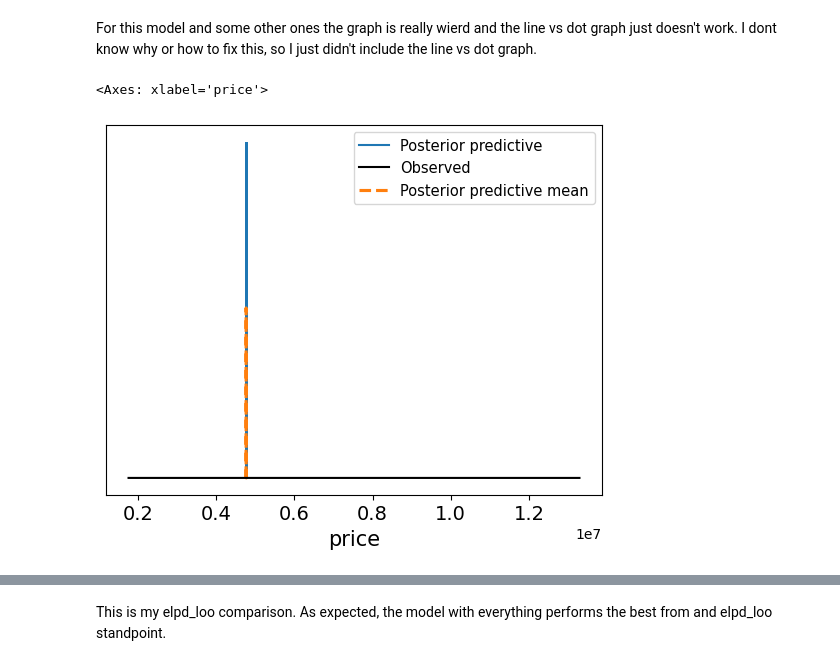
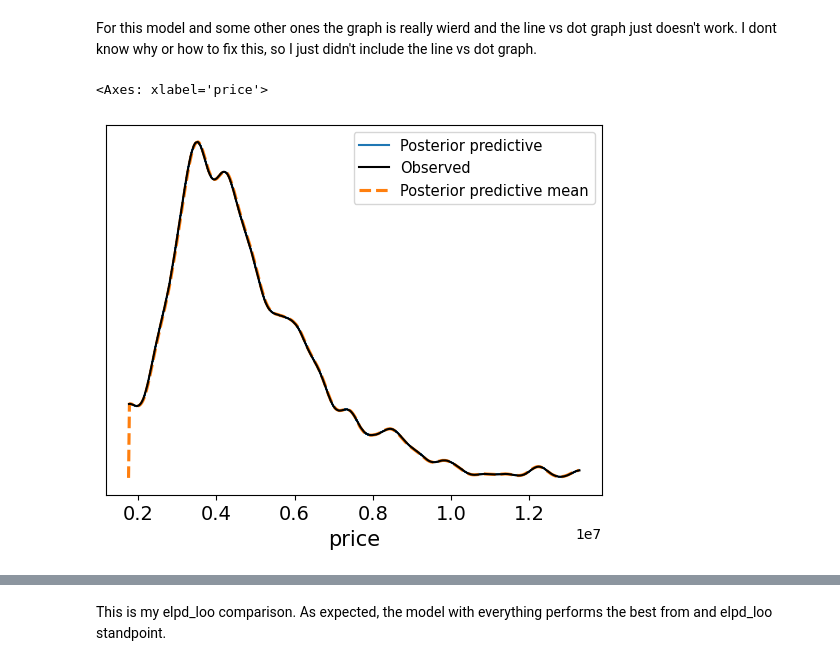
Before and after one commit to Bookas1468/data-science-google-colab, a Jupyter notebook: projects/LukaCookU6proj.ipynb, the cells around one changed output, grey strips where cells are left out. Cells and saved outputs as stored; diff of their text form; code cells hidden in the pictures.

```diff
--- a/projects/LukaCookU6proj.ipynb
+++ b/projects/LukaCookU6proj.ipynb
@@ -88,11 +109,11 @@ idata_hier = hier.fit(idata_kwargs={"log_likelihood":True})
 # %% [markdown]
 For this model and some other ones the graph is really wierd and the line vs dot graph just doesn't work. I dont know why or how to fix this, so I just didn't include the line vs dot graph.
 # %%
-simple.predict(idata_hier, kind="response")
+hier.predict(idata_hier, kind="response")
 az.plot_ppc(idata_hier)
 # %% [output]
 <Axes: xlabel='price'>
-[figure, old version]
+[figure, new version]
 # %%
 inter = bmb.Model("price ~ area + parking + bedrooms + stories + area:bedrooms + parking:price",data,family="gaussian")
 
```
Also changed, not shown: parts of 10 cells of this notebook.
